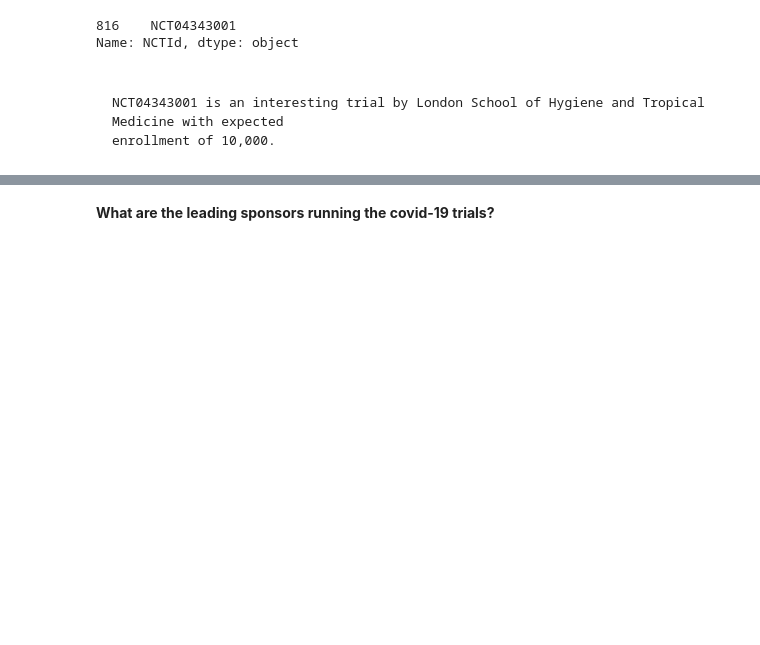
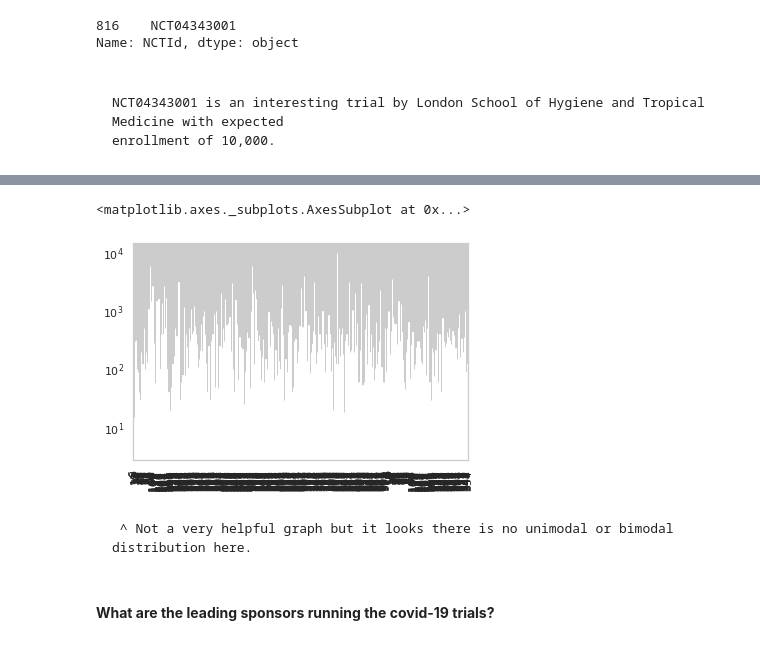
Before and after one commit to AksChougule/clinical-text, a Jupyter notebook: cov19-ct-gov-api/COVID-19-clinical-trials-v2.ipynb, the cells around one changed output, grey strips where cells are left out. Drawn from its saved outputs; the diff is of its cells as text; code cells hidden in the pictures; blank space fills up the shorter version.

```diff
--- a/cov19-ct-gov-api/COVID-19-clinical-trials-v2.ipynb
+++ b/cov19-ct-gov-api/COVID-19-clinical-trials-v2.ipynb
@@ -514,3 +540,10 @@ enrollment of 10,000.
+# %%
+tt.EnrollmentCount.plot(kind="bar", log=True)
+# %% [output]
+<matplotlib.axes._subplots.AxesSubplot at 0x...>
+[figure, added]
+# %% [markdown]
+<pre> ^ Not a very helpful graph but it looks there is no unimodal or bimodal distribution here.
 # %% [markdown]
 **What are the leading sponsors running the covid-19 trials?**
 # %%
```
Also changed, not shown: parts of 17 cells of this notebook.
